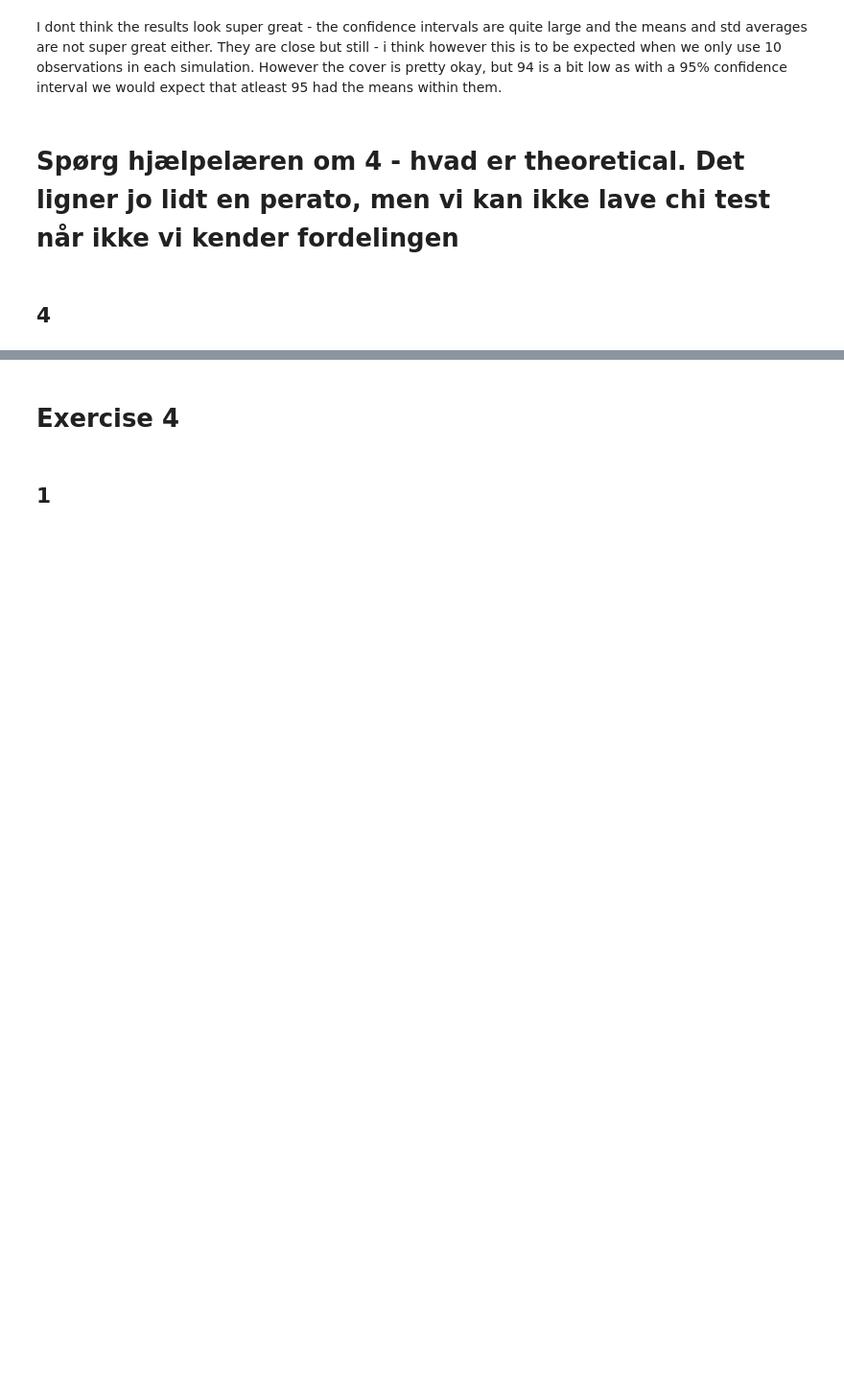
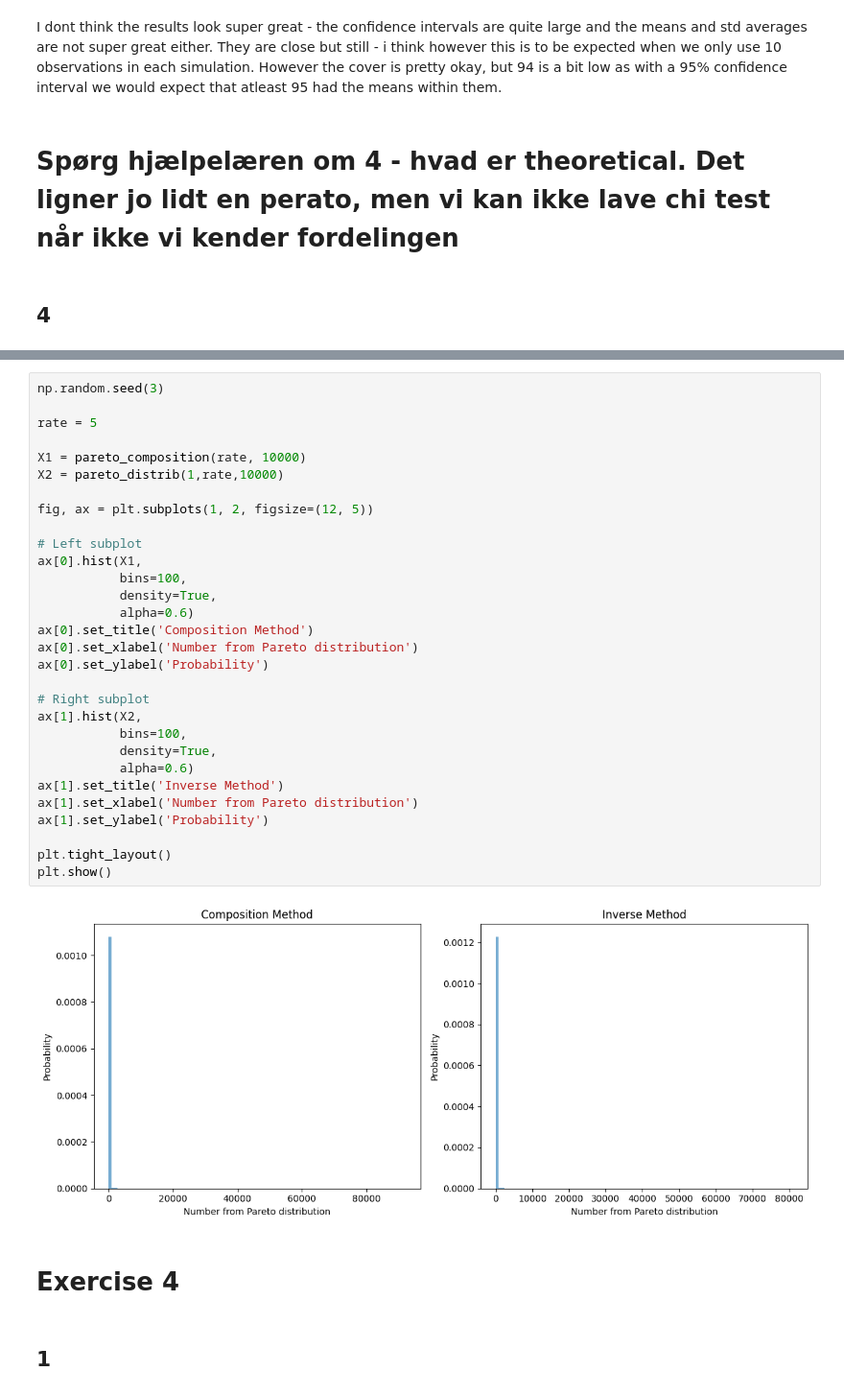
Before and after one commit to AgnesOlsen/02443_Stocastic_Simulation, a Jupyter notebook: Notebooks/Signe.ipynb, the cells around one changed output, grey strips where cells are left out. Shown at 96% size. Cells and saved outputs as stored; diff of their text form; blank space fills up the shorter version.

```diff
--- a/Notebooks/Signe.ipynb
+++ b/Notebooks/Signe.ipynb
@@ -896,3 +879,35 @@ run:  0.7039313088865782
+# %%
+np.random.seed(3)
+
+rate = 5
+
+X1 = pareto_composition(rate, 10000)
+X2 = pareto_distrib(1,rate,10000)
+
+fig, ax = plt.subplots(1, 2, figsize=(12, 5))
+
+# Left subplot
+ax[0].hist(X1,
+           bins=100,
+           density=True,
+           alpha=0.6)
+ax[0].set_title('Composition Method')
+ax[0].set_xlabel('Number from Pareto distribution')
+ax[0].set_ylabel('Probability')
+
+# Right subplot
+ax[1].hist(X2,
+           bins=100,
+           density=True,
+           alpha=0.6)
+ax[1].set_title('Inverse Method')
+ax[1].set_xlabel('Number from Pareto distribution')
+ax[1].set_ylabel('Probability')
+
+plt.tight_layout()
+plt.show()
+# %% [output]
+[figure, added]
 # %% [markdown]
 # Exercise 4
 # %% [markdown]
```
Also changed, not shown: parts of 6 cells of this notebook.
